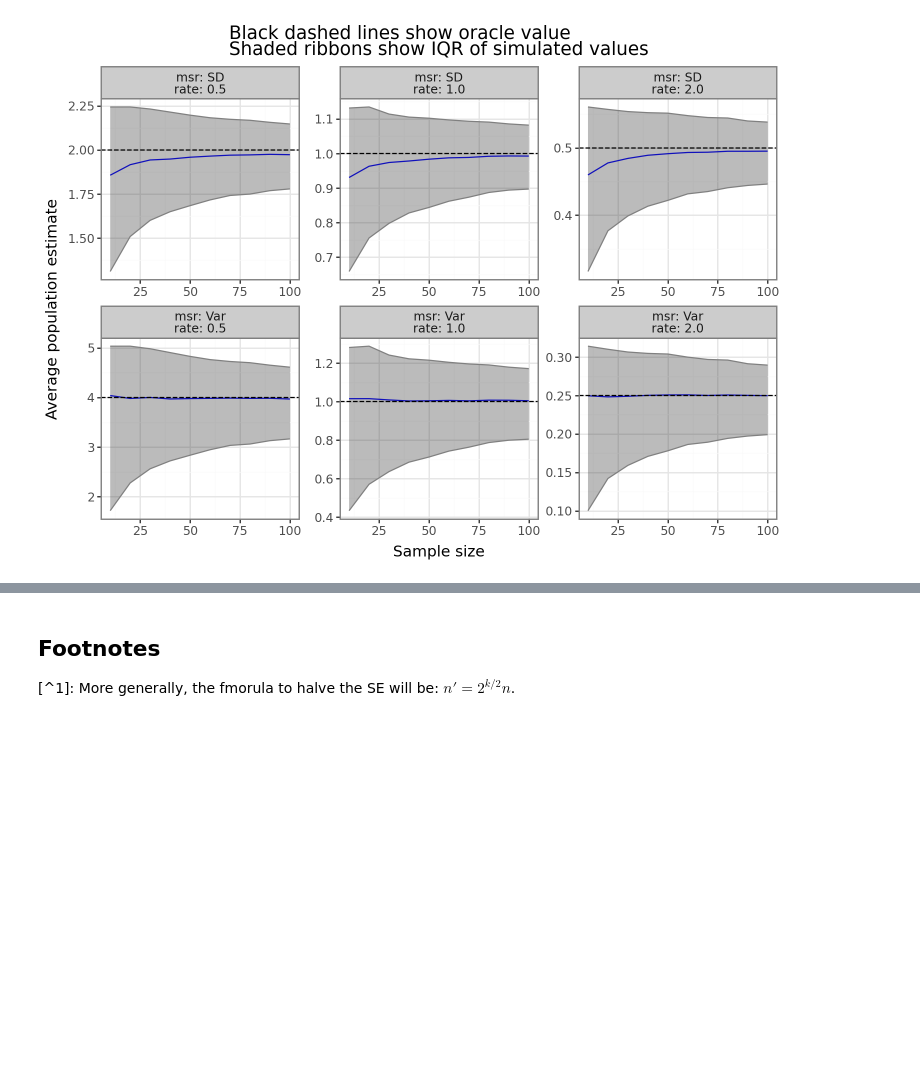
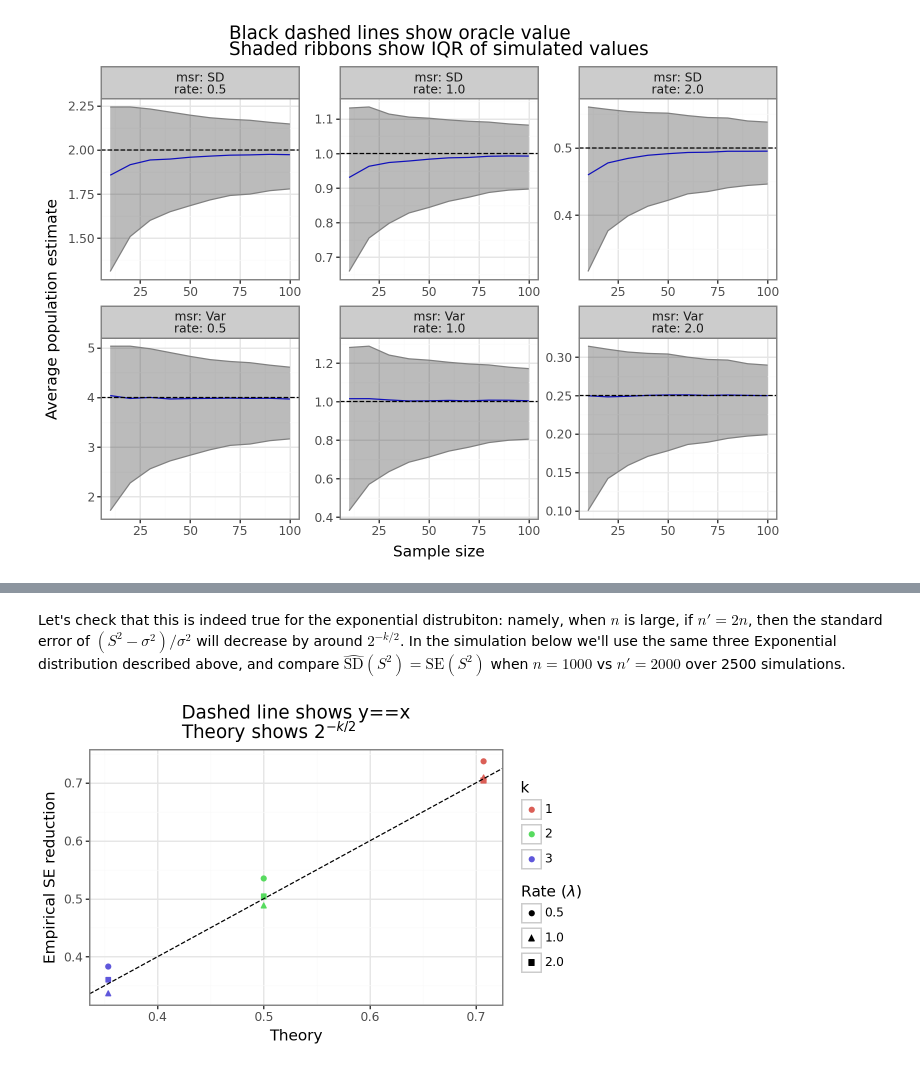
Before and after one commit to erikdrysdale/erikdrysdale.github.io, a Jupyter notebook: _rmd/extra_debias_sd/post.ipynb, the cells around one changed output, grey strips where cells are left out. Saved outputs shown, nothing was run; the diff lists cells and outputs as text; code cells hidden in the pictures; blank space fills up the shorter version.

```diff
--- a/_rmd/extra_debias_sd/post.ipynb
+++ b/_rmd/extra_debias_sd/post.ipynb
@@ -154,4 +154,32 @@ We can see that the random variable $(S^2 - \sigma^2)/\sigma^2$ has a sampling e
-# %% [markdown]
-## Footnotes
-
-[^1]: More generally, the fmorula to halve the SE will be: $n' = 2^{k / 2} n$.
+# %% [markdown]
+Let's check that this is indeed true for the exponential distrubiton: namely, when $n$ is large, if $n' = 2n$, then the standard error of $(S^2 - \sigma^2)/\sigma^2$ will decrease by around $2^{-k/2}$. In the simulation below we'll use the same three Exponential distribution described above, and compare $\hat{\text{SD}}(S^2) = \text{SE}(S^2)$ when $n=1000$ vs $n'=2000$ over 2500 simulations.
+# %%
+# oracle_variance
+n = 1000
+nprime = int(2 * n)
+S2_n = dist_expon.rvs(size = (n, nsim, n_rates), random_state=1).var(ddof=1, axis=0)
+S2_nprime = dist_expon.rvs(size = (nprime, nsim, n_rates), random_state=2).var(ddof=1, axis=0)
+# Normalize to oracle variance
+norm_var_n = (S2_n - oracle_variance) / oracle_variance
+norm_var_nprime = (S2_nprime - oracle_variance) / oracle_variance
+sd_rate_1 = np.std(norm_var_nprime, axis=0, ddof=1) / np.std(norm_var_n, axis=0, ddof=1)
+sd_rate_2 = np.std(norm_var_nprime**2, axis=0, ddof=1) / np.std(norm_var_n**2, axis=0, ddof=1)
+sd_rate_3 = np.std(norm_var_nprime**3, axis=0, ddof=1) / np.std(norm_var_n**3, axis=0, ddof=1)
+# Calculate the theoretical decrease
+rate_theory = pd.DataFrame({'k':[1, 2, 3]}).assign(theory=lambda x: 2**(-x['k']/2))
+# Plot it
+res_order = pd.DataFrame({'rate':rates, 1:sd_rate_1, 2:sd_rate_2, 3:sd_rate_3 }).\
+    melt('rate', var_name='k', value_name='emp').\
+    merge(rate_theory)
+
+pn.options.figure_size = (5.5, 3.5)
+gg_se_theory = (pn.ggplot(res_order, pn.aes(x='theory', y='emp', color='k.astype(str)', shape='rate.astype(str)'))+
+          pn.theme_bw() + pn.geom_point() +
+          pn.labs(y='Empirical SE reduction', x='Theory') +
+          pn.ggtitle('Dashed line shows y==x\nTheory shows $2^{-k/2}$') +
+          pn.scale_color_discrete(name='k') +
+          pn.scale_shape_discrete(name='Rate ($\\lambda$)') +
+          pn.geom_abline(slope=1, intercept=0,linetype='--'))
+gg_se_theory
+# %% [output]
+[figure, added]
```
Also changed, not shown: parts of 4 cells of this notebook.
